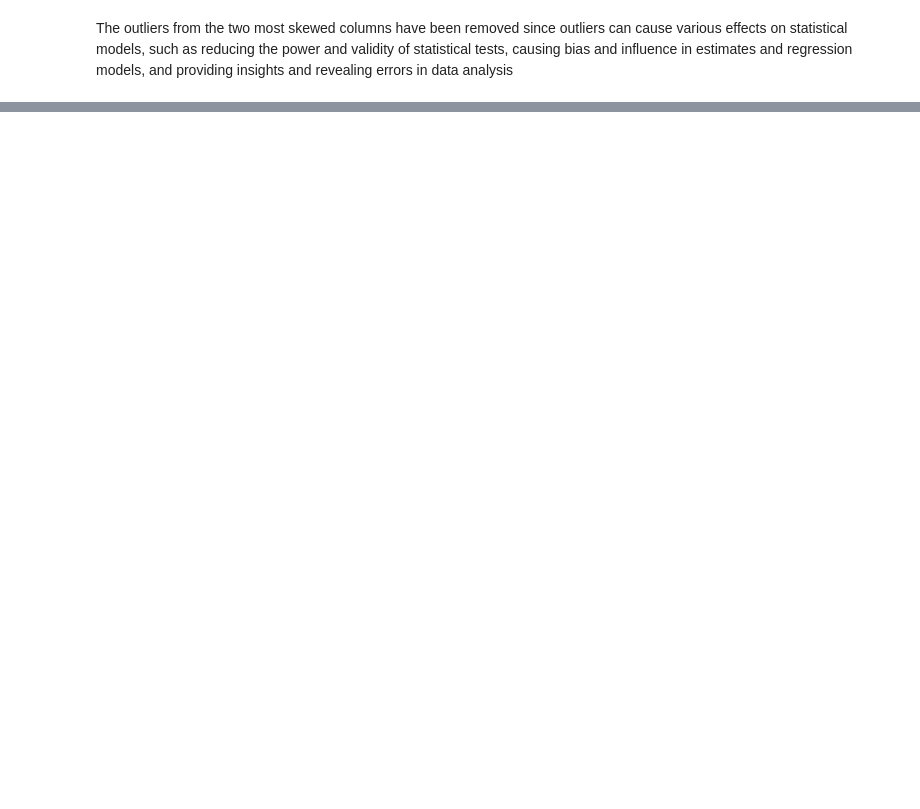
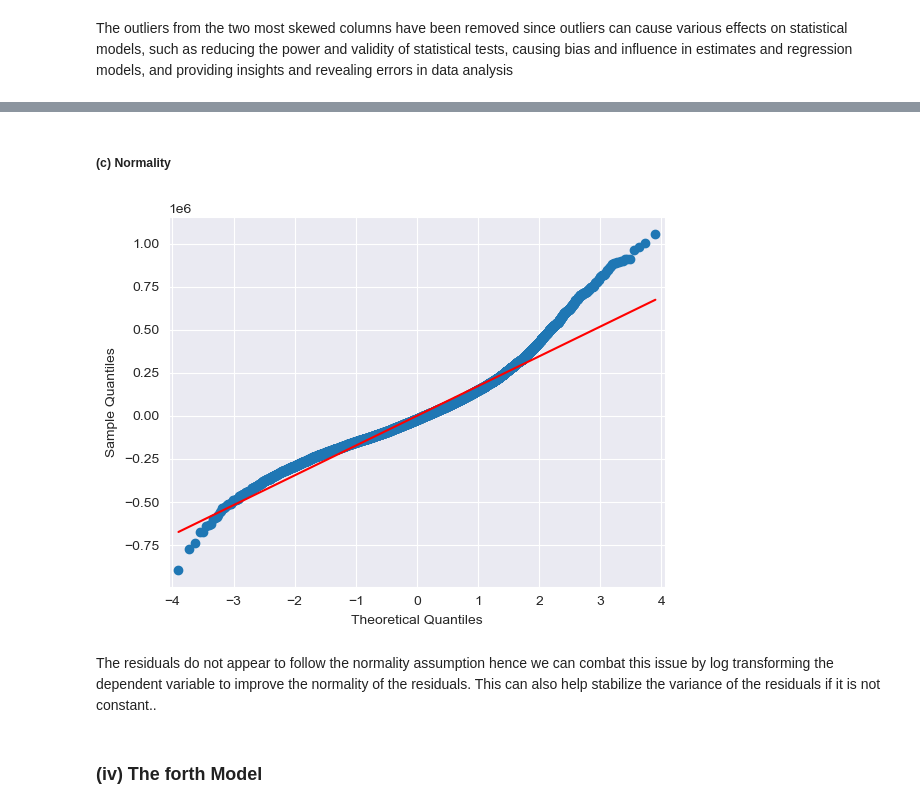
Before and after one commit to KimberlyWairimu/Phase-2-project, a Jupyter notebook: student.ipynb, the cells around one changed output, grey strips where cells are left out. Cells and saved outputs as stored; diff of their text form; code cells hidden in the pictures; blank space fills up the shorter version.

```diff
--- a/student.ipynb
+++ b/student.ipynb
@@ -279,0 +476,4 @@ The outliers from the two most skewed columns have been removed since outliers c
+# %%
+# dropping the bathrooms column
+
+df = df.drop("bathrooms" , axis = 1)
@@ -279,0 +500,11 @@ The outliers from the two most skewed columns have been removed since outliers c
+# %%
+# log transforming the bedrooms column
+
+X_no_linear = df[["bedrooms"]]
+
+X_bedrooms_log = X_no_linear.copy()
+
+X_bedrooms_log["log(bedrooms)"] = np.log(X_bedrooms_log["bedrooms"])
+
+# Visually inspect raw vs. transformed values
+X_bedrooms_log[["bedrooms", "log(bedrooms)"]]
@@ -279,0 +525,6 @@ The outliers from the two most skewed columns have been removed since outliers c
+# %%
+# adding log transformation of the bedroom column to the dataset
+
+df = pd.concat([X_bedrooms_log["log(bedrooms)"], df], axis=1)
+df.drop("bedrooms", axis = 1 , inplace=True)
+df.head()
@@ -279,0 +542,5 @@ The outliers from the two most skewed columns have been removed since outliers c
+# %%
+# building the third model
+x = df
+model3 = sm.OLS(y , sm.add_constant(x)).fit()
+model3.summary()
@@ -279,0 +587,12 @@ The outliers from the two most skewed columns have been removed since outliers c
+# %% [markdown]
+##### (c) Normality
+# %%
+# checking for normality in the model's residuals using a qqplot
+
+residuals = model3.resid
+sm.qqplot(residuals, line='s')
+plt.show()
+# %% [output]
+[figure, added]
+# %% [markdown]
+The residuals do not appear to follow the normality assumption hence we can combat this issue by log transforming the dependent variable to improve the normality of the residuals. This can also help stabilize the variance of the residuals if it is not constant..
@@ -279,0 +601,2 @@ The outliers from the two most skewed columns have been removed since outliers c
+# %% [markdown]
+### (iv) The forth Model
```
Also changed, not shown: parts of 38 cells of this notebook.
